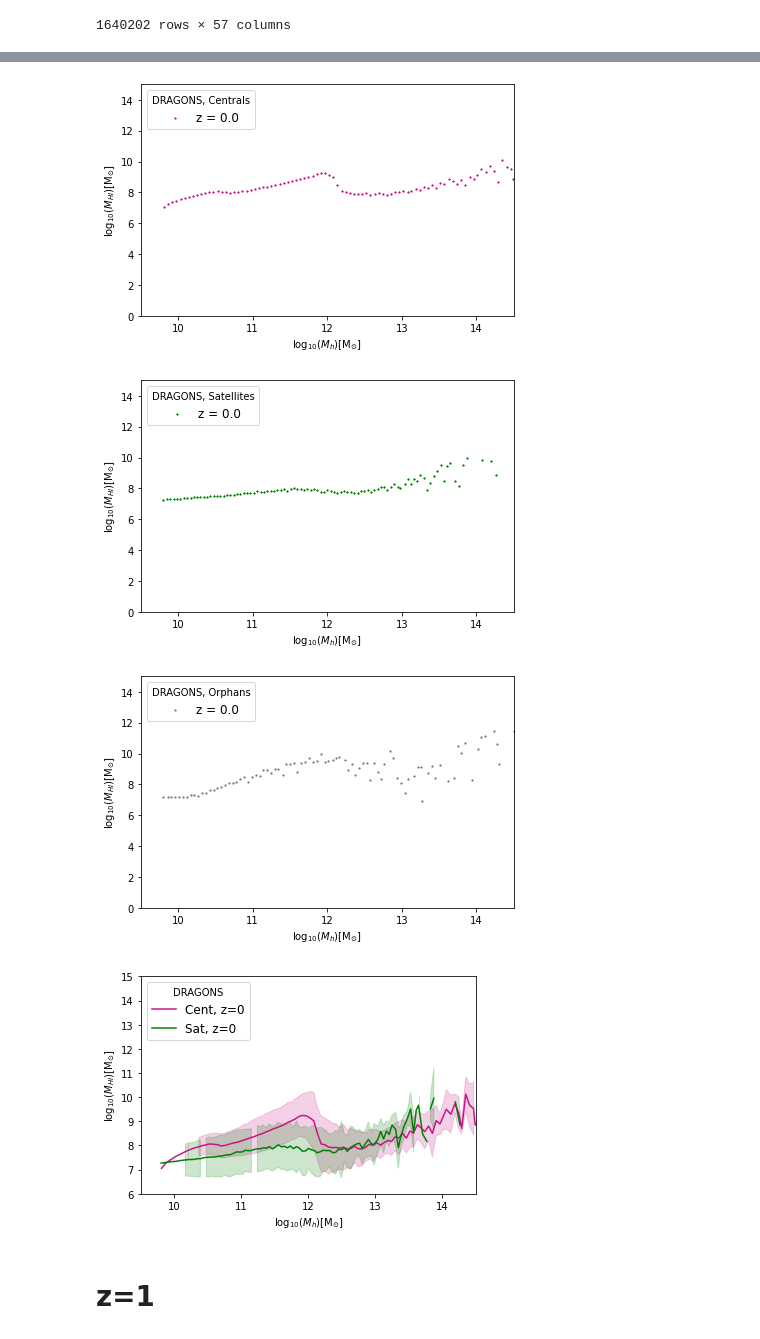
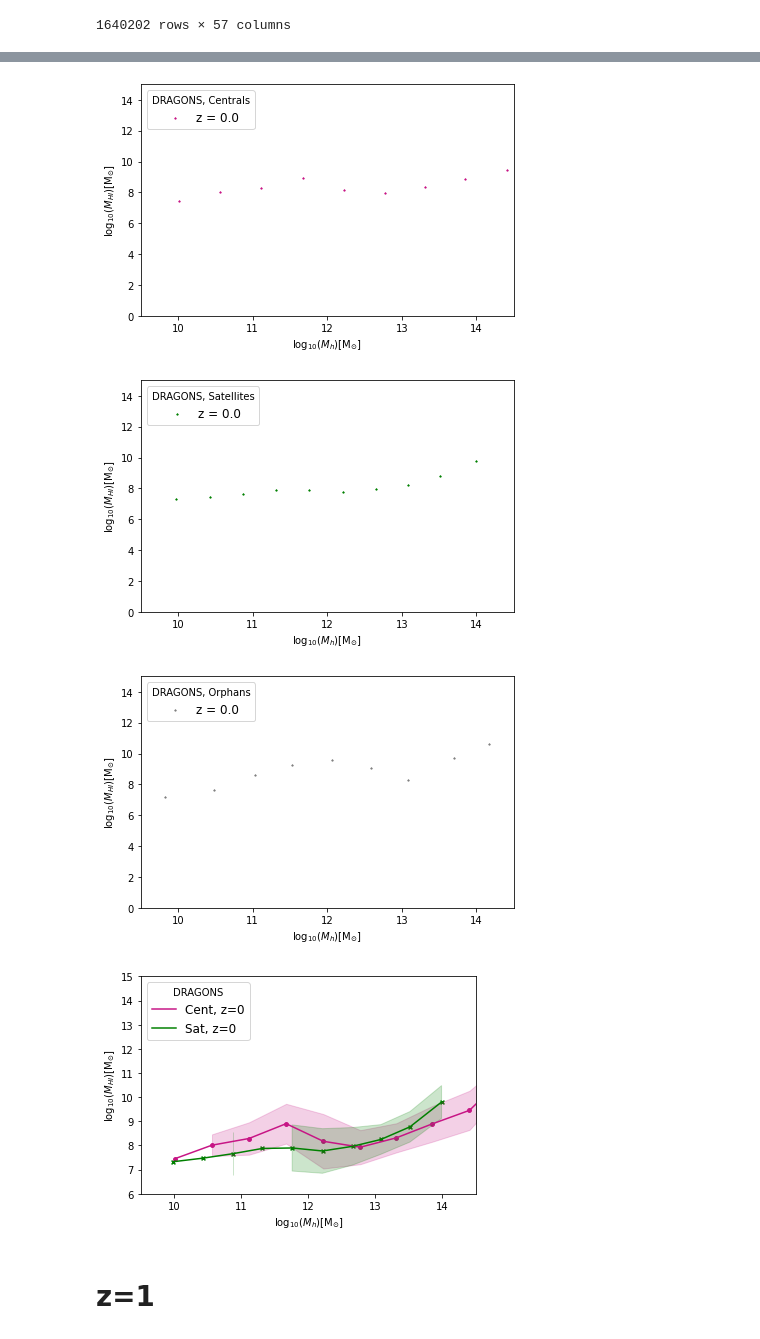
Before and after one commit to AliceEMaffs/DRAGONS_Project, a Jupyter notebook: Alice_MHI_Mvir-shaded_z0_z1_Cen_and_Sats.ipynb, the cells around one changed output, grey strips where cells are left out. Drawn from its saved outputs; the diff is of its cells as text; code cells hidden in the pictures.

```diff
--- a/Alice_MHI_Mvir-shaded_z0_z1_Cen_and_Sats.ipynb
+++ b/Alice_MHI_Mvir-shaded_z0_z1_Cen_and_Sats.ipynb
@@ -61,7 +61,7 @@ HIMass_Cen0 = gals0["HIMass"][Type0==0]
 HIMass_Sat0 = gals0["HIMass"][Type0==1]
 HIMass_Orp0 = gals0["HIMass"][Type0==2]
 
-nbins = 100
+nbins = 10
 # %%
 # ALL GALAXIES
 # Split the data into 1000 quantiles (varies bin width to keep same number of data points in each bin)
@@ -294,7 +288,7 @@ plt.tight_layout()
 name_of_plot=("Alice_MHI_Mvir_" + nbins + "_scatter_Cen" + redshift_used0)
 plt.savefig("plots/" + name_of_plot + ".pdf")
 # %% [output]
-[figure, old version]
+[figure, new version]
 # %%
 #SATELLITES
 fig, ax = plt.subplots(1, 1)
@@ -315,7 +309,7 @@ plt.tight_layout()
 name_of_plot=("Alice_MHI_Mvir_" + nbins + "_scatter_Sat" + redshift_used0)
 plt.savefig("plots/" + name_of_plot + ".pdf")
 # %% [output]
-[figure, old version]
+[figure, new version]
 # %%
 #ORPHANS
 fig, ax = plt.subplots(1, 1)
@@ -336,7 +330,7 @@ plt.tight_layout()
 name_of_plot=("Alice_MHI_Mvir_" + nbins + "_scatter_Orp" + redshift_used0)
 plt.savefig("plots/" + name_of_plot + ".pdf")
 # %% [output]
-[figure, old version]
+[figure, new version]
 # %%
 # CENTRALS, SATELLITES AND ORPHANS
 fig, ax = plt.subplots(1, 1)
@@ -350,38 +344,40 @@ label_Sat0=("Sat, z=0")
 label_Orp0=("Orp, z=0")
 
 ax.plot(Mvir_mean_Cen0, HIMass_median_Cen0, color="mediumvioletred", label=label_Cen0)
+ax.scatter(Mvir_mean_Cen0, HIMass_median_Cen0, color="mediumvioletred", marker='o', s=15)
 ax.plot(Mvir_mean_Sat0, HIMass_median_Sat0, color="green", label=label_Sat0)
+ax.scatter(Mvir_mean_Sat0, HIMass_median_Sat0, color="green", marker='x', s=15)
 #ax.plot(Mvir_mean_Orp, HIMass_median_Orp, color="grey", label=label_Orp0)
 
 '''ax.fill_between(Mvir_mean,
                 HIMass_median - HIMass_std,
                 HIMass_median + HIMass_std,
                 alpha=0.2, color =color_used)
 '''
 ax.fill_between(Mvir_mean_Cen0,
                 HIMass_median_Cen0 - HIMass_std_Cen0,
                 HIMass_median_Cen0 + HIMass_std_Cen0,
                 alpha=0.2, color ="mediumvioletred")
 
 ax.fill_between(Mvir_mean_Sat0,
                 HIMass_median_Sat0 - HIMass_std_Sat0,
                 HIMass_median_Sat0 + HIMass_std_Sat0,
                 alpha=0.2, color ="green")
 
 '''
 ax.fill_between(Mvir_mean_Orp0,
                 HIMass_median_Orp0 - HIMass_std_Orp0,
                 HIMass_median_Orp0 + HIMass_std_Orp0,
                 alpha=0.2, color ="grey", label=label_sigma)
 '''
 plt.legend(title=("DRAGONS"),
            loc='upper left',
            fontsize=12)
 
 name_of_plot=("Alice_MHI_Mvir_" + nbins + "_shaded_z-" + redshift_used0 + "Cen_Sat_Orp")
 plt.savefig("plots/" + name_of_plot + ".pdf")
 # %% [output]
-[figure, old version]
+[figure, new version]
 # %% [markdown]
 # z=1
 # %%
```
Also changed, not shown: parts of 17 cells of this notebook, 3 other files.
